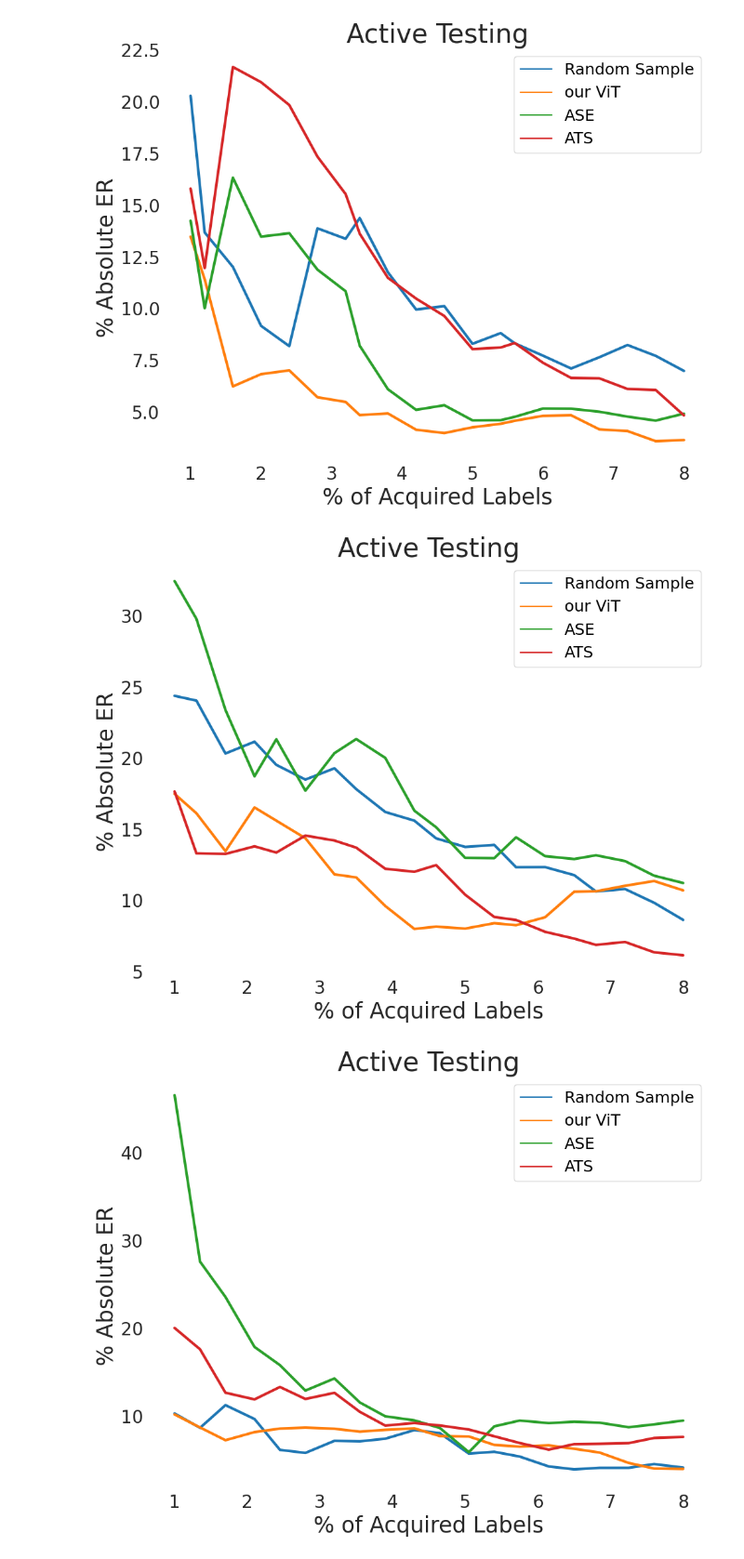
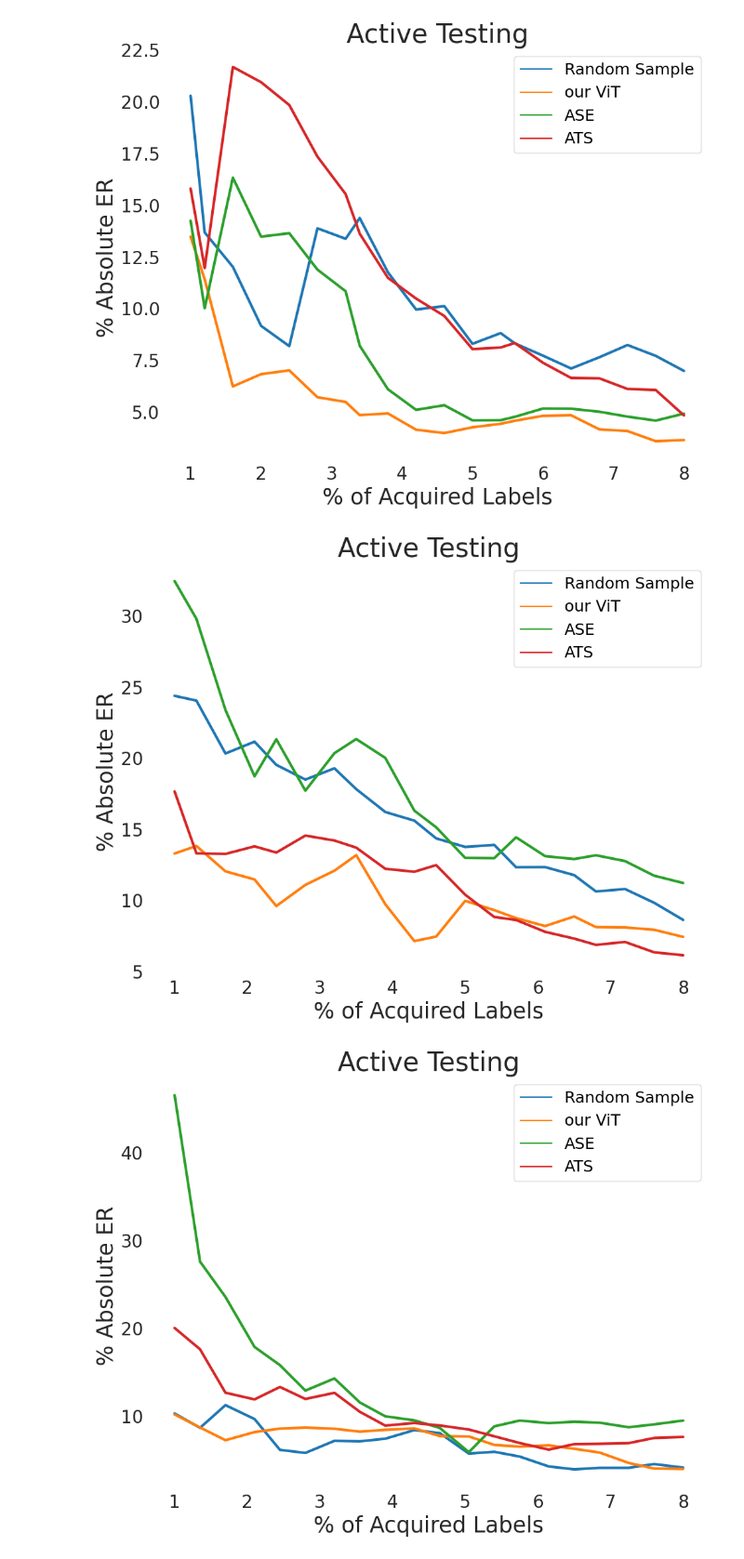
Before and after one commit to susanbao/pytorch-segmentation, a Jupyter notebook: active_testing_figure_all.ipynb, the cells around one changed output. Shown at 93% size. Saved outputs shown, nothing was run; the diff lists cells and outputs as text; code cells hidden in the pictures.

```diff
--- a/active_testing_figure_all.ipynb
+++ b/active_testing_figure_all.ipynb
@@ -131,11 +131,11 @@ plot_figure(results, "Image_CITY")
 # %% [output]
 [figure]
 # %%
-results = take_image_data_for_one_model_dataset("PSPNet_COCO", 5000)
+results = take_image_data_for_one_model_dataset("PSPNet_COCO", 30000)
 # results = results.append(take_image_data_for_one_model_dataset("UNet_VOC", 10000))
 results = results.append(take_image_data_for_one_model_dataset("SEGNet_COCO", 5000))
 results = results.append(take_image_data_for_one_model_dataset("FCN_COCO", 10000))
 plot_figure(results, "Image_COCO")
 # %% [output]
-[figure, old version]
+[figure, new version]
 # %%
```
Also changed, not shown: parts of 2 cells of this notebook, 59 other files.
